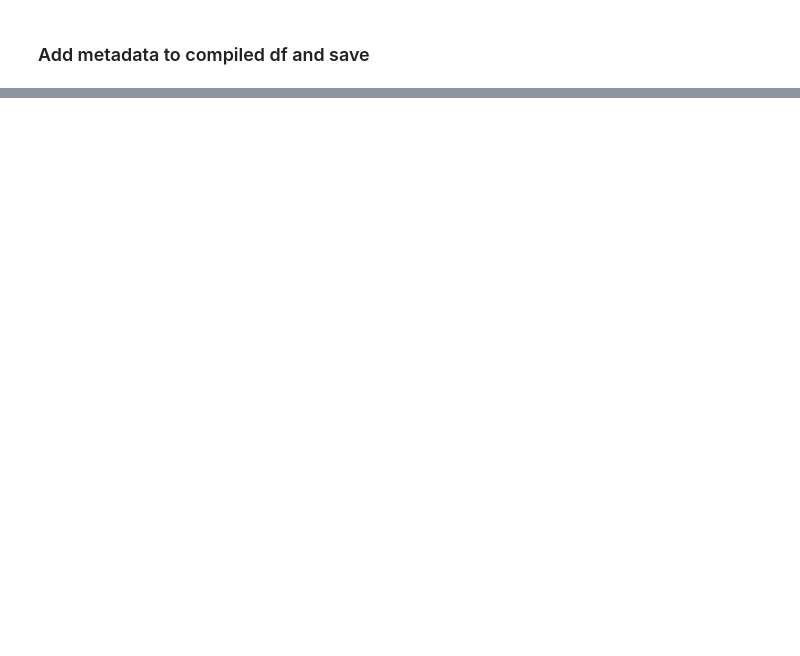
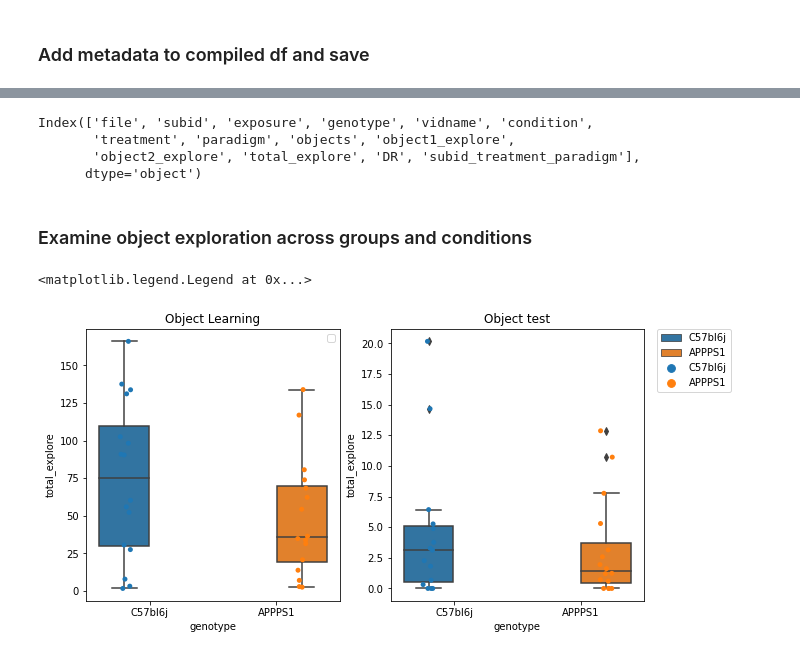
Before and after one commit to lolaBerkowitz/SNLab_ephys, a Jupyter notebook: behavior/process_behavior_coding_output.ipynb, the cells around one changed output, grey strips where cells are left out. Cells and saved outputs as stored; diff of their text form; code cells hidden in the pictures; blank space fills up the shorter version.

```diff
--- a/behavior/process_behavior_coding_output.ipynb
+++ b/behavior/process_behavior_coding_output.ipynb
@@ -96,0 +91,5 @@ df2 = pd.read_csv(r"C:\Users\schafferlab\Desktop\object_location_frames.csv")
+# %%
+# add metadata to dataframe
+df_visit = bc.add_metadata(df_visit, metadata)
+# create column for for visit time in seconds
+df1= bc.frames_to_seconds(df_visit, fs = 60)
@@ -96,0 +102,11 @@ df2 = pd.read_csv(r"C:\Users\schafferlab\Desktop\object_location_frames.csv")
+# %%
+df1['object_exploration_time'] = df1.stop - df1.start
+df1['first_5min'] = df1.stop.apply(lambda x: x < 300)
+df1['first_3min'] = df1.stop.apply(lambda x: x < 180)
+df1['all_baseline_3min_test'] = True
+df1.loc[df1['condition'] == 'test','all_baseline_3min_test'] = df1.loc[df1['condition'] == 'test','first_3min']
+df1['trial_n'] = np.zeros(len(df1))
+df1.loc[df1['stop'] < df1['trial_stop_1'],'trial_n'] = 1
+df1.loc[(df1['stop'] > df1['trial_stop_1']) & (df1['stop'] < df1['trial_stop_2']),'trial_n'] = 2
+df1.loc[(df1['stop'] > df1['trial_stop_2']) & (df1['stop'] < df1['trial_stop_3']),'trial_n'] = 3
+df1
@@ -96,0 +129,4 @@ df2 = pd.read_csv(r"C:\Users\schafferlab\Desktop\object_location_frames.csv")
+# %%
+
+# behav_ep = nel.EpochArray([np.array([df.start, df.stop]).T])
+df_processed = bc.compute_explore_time(df1,epoch_name = 'all_baseline_3min_test')
@@ -96,0 +151,29 @@ df2 = pd.read_csv(r"C:\Users\schafferlab\Desktop\object_location_frames.csv")
+# %%
+df_processed['subid_treatment_paradigm'] = df_processed['subid'] + '_' + df_processed['treatment'] + '_' + df_processed['paradigm']
+df_processed.keys()
+# %% [output]
+Index(['file', 'subid', 'exposure', 'genotype', 'vidname', 'condition',
+       'treatment', 'paradigm', 'objects', 'object1_explore',
+       'object2_explore', 'total_explore', 'DR', 'subid_treatment_paradigm'],
+      dtype='object')
+# %% [markdown]
+### Examine object exploration across groups and conditions
+# %%
+import seaborn as sns
+
+fig,ax = plt.subplots(1,2,figsize=(10,5))
+ax = ax.ravel()
+plt.subplots_adjust(wspace=0.2)
+
+idx = df_processed["condition"] == "test"
+sns.boxplot(x='genotype',y='total_explore',hue='genotype',data=df_processed[~idx],ax=ax[0])
+sns.boxplot(x='genotype',y='total_explore',hue='genotype',data=df_processed[idx],ax=ax[1])
+sns.stripplot(x='genotype',y='total_explore',hue='genotype',data=df_processed[~idx],ax=ax[0],dodge=True)
+sns.stripplot(x='genotype',y='total_explore',hue='genotype',data=df_processed[idx],ax=ax[1],dodge=True)
+ax[0].set_title('Object Learning')
+ax[1].set_title('Object test')
+ax[0].legend('')
+ax[1].legend(bbox_to_anchor=(1.05, 1), loc=2, borderaxespad=0.)
+# %% [output]
+<matplotlib.legend.Legend at 0x...>
+[figure, added]
```
Also changed, not shown: parts of 13 cells of this notebook, 1 other file.
